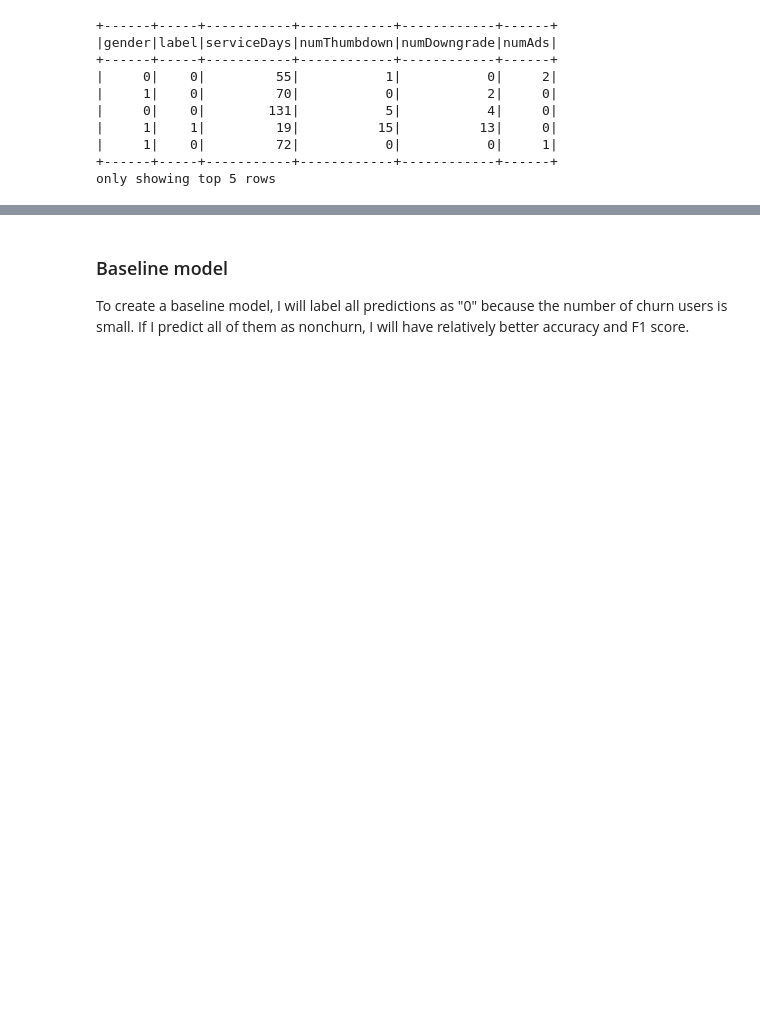
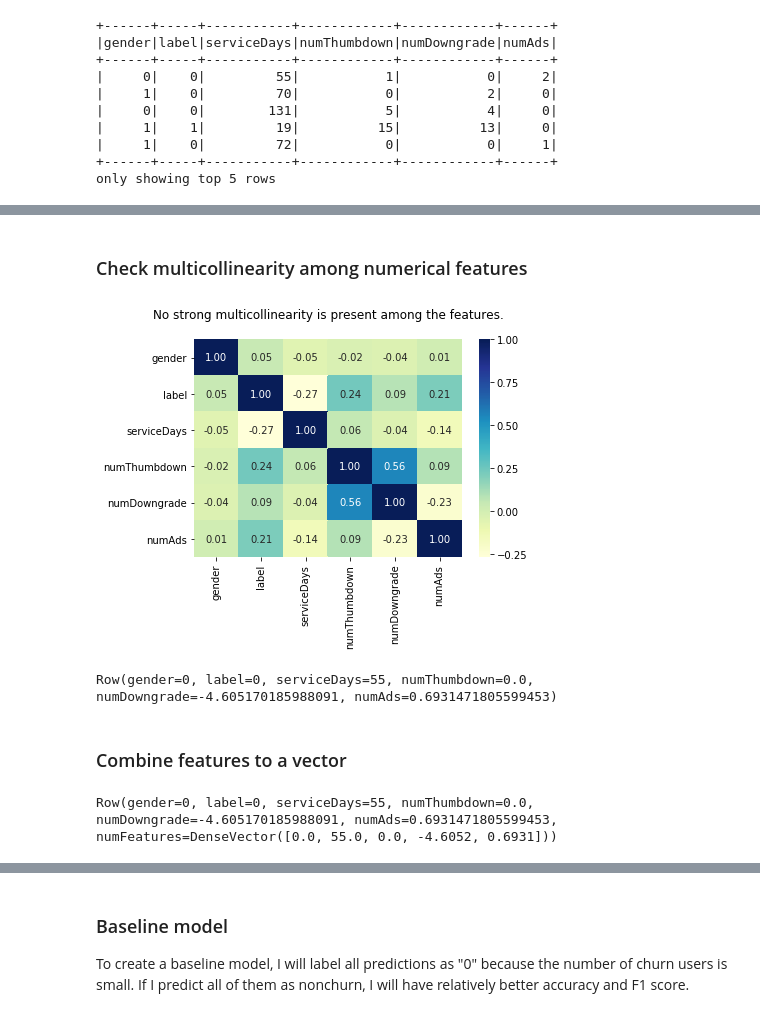
Before and after one commit to yangli53/sparkify_churn_prediction, a Jupyter notebook: Sparkify_mini.ipynb, the cells around one changed output, grey strips where cells are left out. Drawn from its saved outputs; the diff is of its cells as text; code cells hidden in the pictures; blank space fills up the shorter version.

```diff
--- a/Sparkify_mini.ipynb
+++ b/Sparkify_mini.ipynb
@@ -762,0 +772,7 @@ data = engineer_feature(df_model)
+# %%
+# apply log transformation to skewed features
+skewed = ['numAds', 'numDowngrade', 'numThumbdown']
+
+for col in skewed:
+    data_pd[col] = data_pd[col].astype('float64').replace(0.0, 0.01)
+    data_pd[col] = np.log(data_pd[col])
@@ -762,0 +784,9 @@ data = engineer_feature(df_model)
+# %% [markdown]
+### Check multicollinearity among numerical features
+# %%
+# check if multicollinearity is present
+corr = data_pd.corr()
+sns.heatmap(corr, annot=True, fmt='.2f', cmap='YlGnBu')
+plt.title('No strong multicollinearity is present among the features.\n');
+# %% [output]
+[figure, added]
@@ -763,2 +796,8 @@ data = engineer_feature(df_model)
+# %%
+data_spark.head()
+# %% [output]
+Row(gender=0, label=0, serviceDays=55, numThumbdown=0.0, numDowngrade=-4.605170185988091, numAds=0.6931471805599453)
+# %% [markdown]
+### Combine features to a vector
 # %%
 # combine features to a vector
@@ -767,0 +807,4 @@ data = assembler.transform(data)
+# %%
+data_spark.head()
+# %% [output]
+Row(gender=0, label=0, serviceDays=55, numThumbdown=0.0, numDowngrade=-4.605170185988091, numAds=0.6931471805599453, numFeatures=DenseVector([0.0, 55.0, 0.0, -4.6052, 0.6931]))
```
Also changed, not shown: parts of 44 cells of this notebook, 3 other files.
